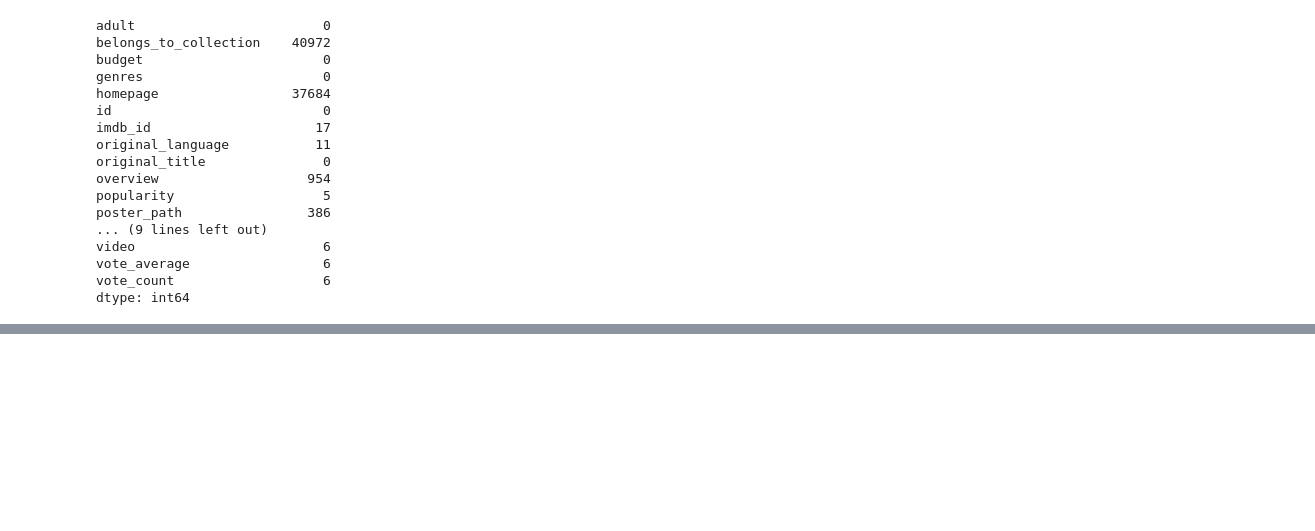
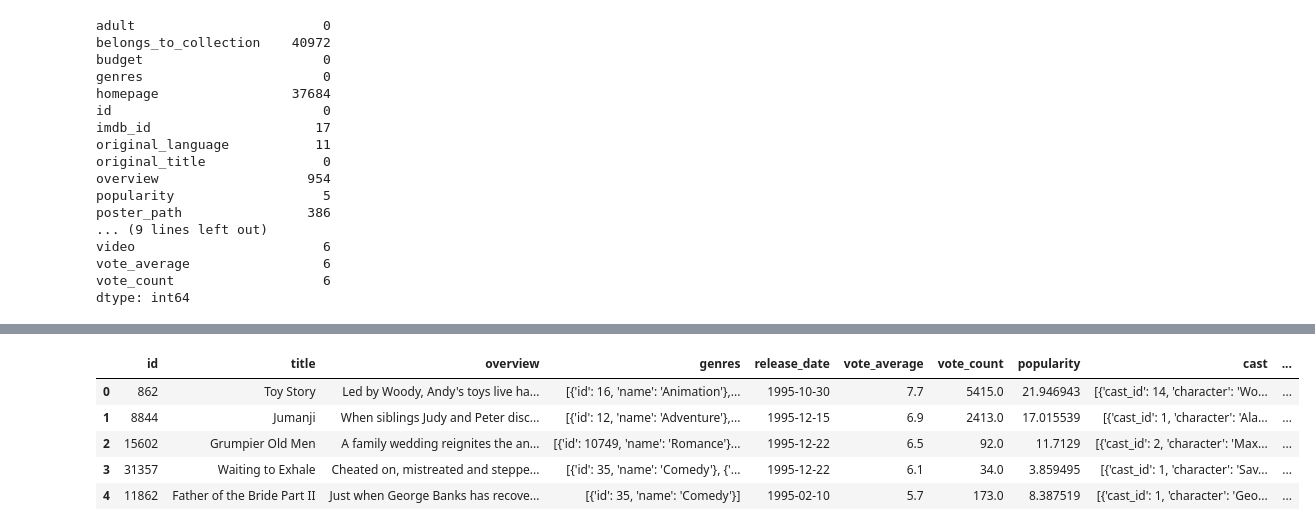
Before and after one commit to deeksha00-dot/movie-recommendation-system, a Jupyter notebook: notebooks/1-data_overview.ipynb, the cells around one changed output, grey strips where cells are left out. Cells and saved outputs as stored; diff of their text form; code cells hidden in the pictures; blank space fills up the shorter version.

```diff
--- a/notebooks/1-data_overview.ipynb
+++ b/notebooks/1-data_overview.ipynb
@@ -77,0 +95,25 @@ movies = movies[
+# %%
+credits["id"] = credits["id"].astype(int)
+# %%
+keywords["id"] = keywords["id"].astype(int)
+# %%
+movies = movies.merge(credits, on="id")
+
+movies = movies.merge(keywords, on="id")
+# %%
+movies["genres"] = movies["genres"].apply(ast.literal_eval)
+
+movies["cast"] = movies["cast"].apply(ast.literal_eval)
+
+movies["crew"] = movies["crew"].apply(ast.literal_eval)
+
+movies["keywords"] = movies["keywords"].apply(ast.literal_eval)
+# %%
+movies.head()
+# %% [output]
+|  | id | title | overview | genres | release_date | vote_average | vote_count | popularity | cast | ... |
+| 0 | 862 | Toy Story | Led by Woody, Andy's toys live ha... | [{'id': 16, 'name': 'Animation'},... | 1995-10-30 | 7.7 | 5415.0 | 21.946943 | [{'cast_id': 14, 'character': 'Wo... | ... |
+| 1 | 8844 | Jumanji | When siblings Judy and Peter disc... | [{'id': 12, 'name': 'Adventure'},... | 1995-12-15 | 6.9 | 2413.0 | 17.015539 | [{'cast_id': 1, 'character': 'Ala... | ... |
+| 2 | 15602 | Grumpier Old Men | A family wedding reignites the an... | [{'id': 10749, 'name': 'Romance'}... | 1995-12-22 | 6.5 | 92.0 | 11.7129 | [{'cast_id': 2, 'character': 'Max... | ... |
+| 3 | 31357 | Waiting to Exhale | Cheated on, mistreated and steppe... | [{'id': 35, 'name': 'Comedy'}, {'... | 1995-12-22 | 6.1 | 34.0 | 3.859495 | [{'cast_id': 1, 'character': 'Sav... | ... |
+| 4 | 11862 | Father of the Bride Part II | Just when George Banks has recove... | [{'id': 35, 'name': 'Comedy'}] | 1995-02-10 | 5.7 | 173.0 | 8.387519 | [{'cast_id': 1, 'character': 'Geo... | ... |
```
Also changed, not shown: parts of 21 cells of this notebook, 1 other file.
